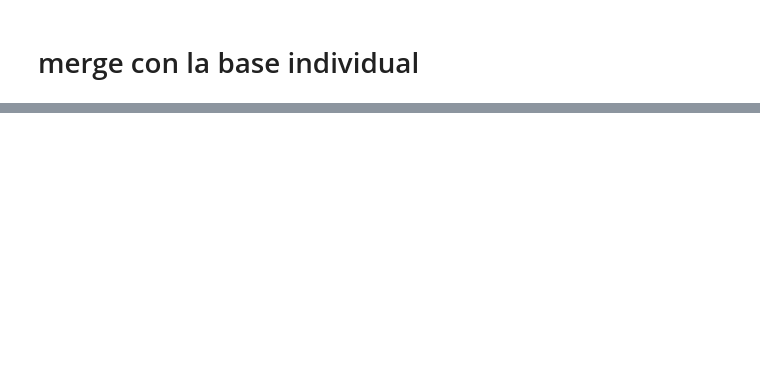
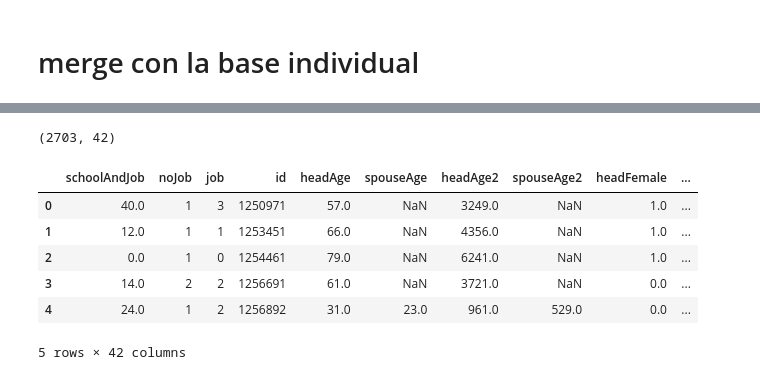
Before and after one commit to alephcero/adsProject, a Jupyter notebook: pivotTable.ipynb, the cells around one changed output, grey strips where cells are left out. Cells and saved outputs as stored; diff of their text form; code cells hidden in the pictures; blank space fills up the shorter version.

```diff
--- a/pivotTable.ipynb
+++ b/pivotTable.ipynb
@@ -87,0 +127,5 @@ data.columns
+# %%
+#crea variable job
+data['job'] = (data.activity==1).astype(int)
+data['noJob'] = (data.activity!=1).astype(int)
+data['schoolAndJob'] = data.job * data.education
@@ -87,0 +144,21 @@ data.columns
+# %%
+#crear cantidad de activos en el hogar
+cantidadActivos = data.job.groupby(by=data['id']).sum()
+#crear cantidad de inactivos en el hogar
+cantidadInactivos = data.noJob.groupby(by=data['id']).sum()
+#anos de escolaridad puestos a trabajar en el hogar
+schoolAndJob = data.schoolAndJob.groupby(by=data['id']).sum()
+# %%
+dfJobsAndEduc = pd.merge(left = schoolAndJob.to_frame() ,
+                         right = cantidadInactivos.to_frame(),
+                         left_index = True,
+                         right_index = True)
+
+dfJobsAndEduc = pd.merge(left = dfJobsAndEduc ,
+                         right = cantidadActivos.to_frame(),
+                         left_index = True,
+                         right_index = True)
+
+
+print dfJobsAndEduc.shape
+dfJobsAndEduc.head()
@@ -134,0 +255,3 @@ dataN.head()
+# %%
+dfJobsAndEduc['id'] = dfJobsAndEduc.index
+dfJobsAndEduc['id'] = dfJobsAndEduc['id'].astype(int)
@@ -134,0 +273,16 @@ dataN.head()
+# %%
+dataFinalCSV = pd.merge(left = dfJobsAndEduc ,
+                         right = dataN,
+                         left_on = 'id',
+                         right_on = 'id')
+print dataFinalCSV.shape
+dataFinalCSV.head()
+# %% [output]
+(2703, 42)
+|  | schoolAndJob | noJob | job | id | headAge | spouseAge | headAge2 | spouseAge2 | headFemale | ... |
+| 0 | 40.0 | 1 | 3 | 1250971 | 57.0 | NaN | 3249.0 | NaN | 1.0 | ... |
+| 1 | 12.0 | 1 | 1 | 1253451 | 66.0 | NaN | 4356.0 | NaN | 1.0 | ... |
+| 2 | 0.0 | 1 | 0 | 1254461 | 79.0 | NaN | 6241.0 | NaN | 1.0 | ... |
+| 3 | 14.0 | 2 | 2 | 1256691 | 61.0 | NaN | 3721.0 | NaN | 0.0 | ... |
+| 4 | 24.0 | 1 | 2 | 1256892 | 31.0 | 23.0 | 961.0 | 529.0 | 0.0 | ... |
+5 rows × 42 columns
```
Also changed, not shown: parts of 29 cells of this notebook, 1 other file.
